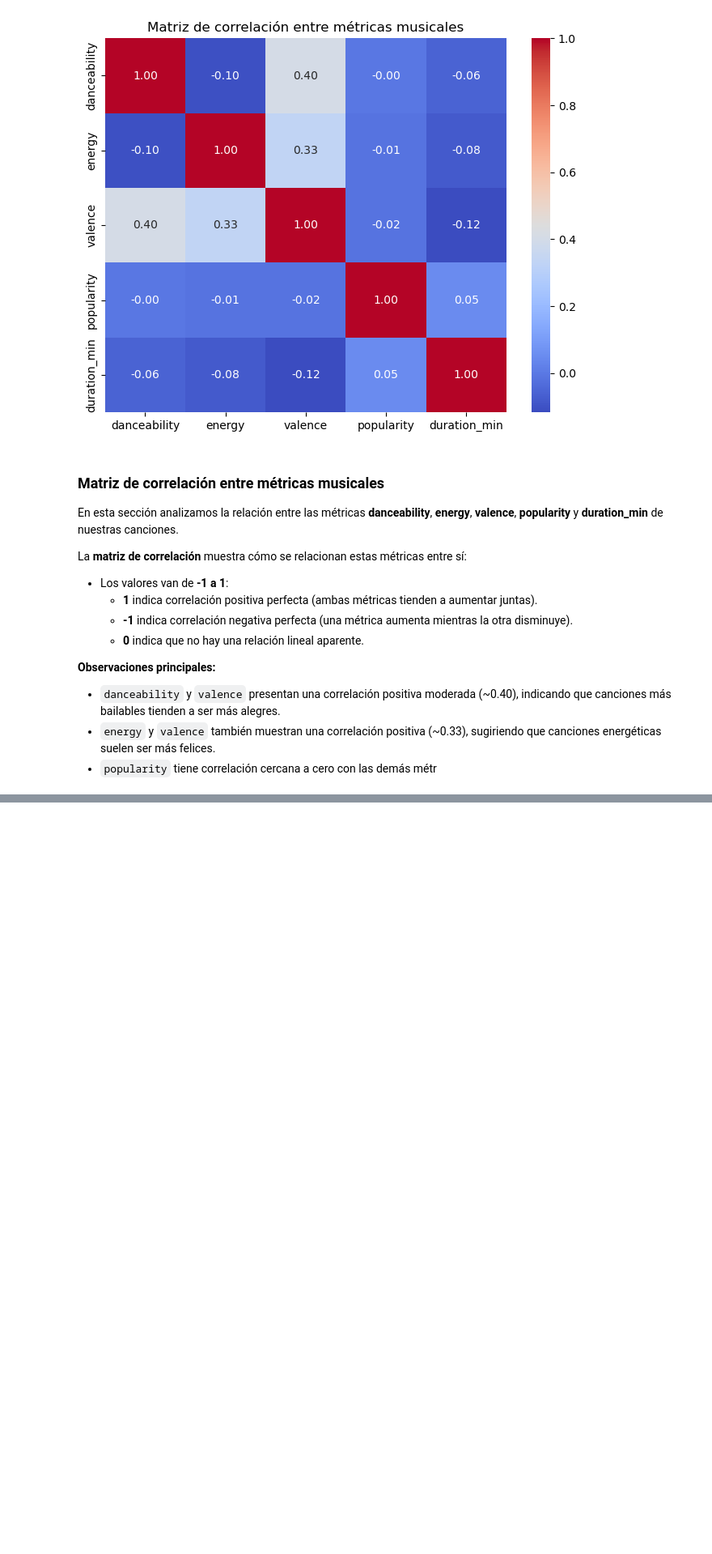
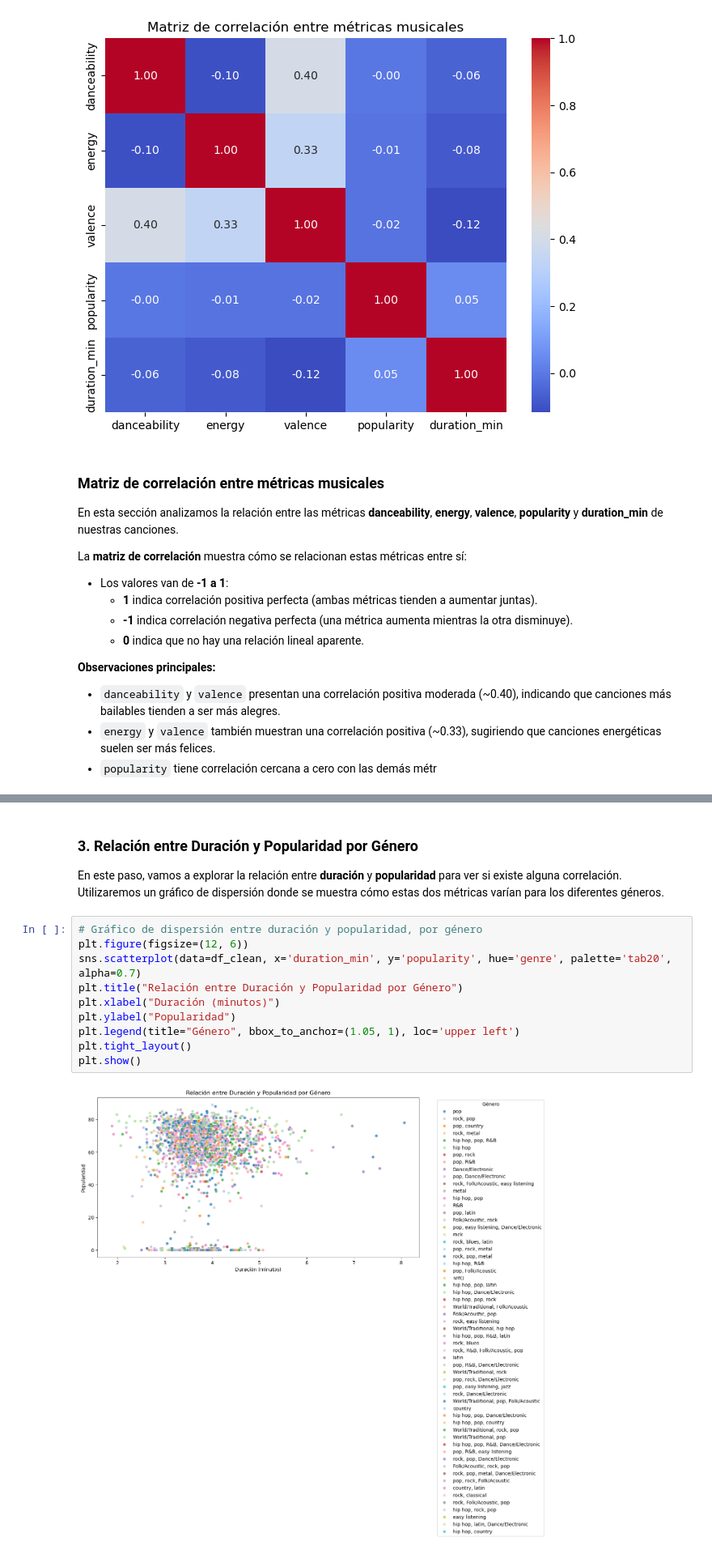
Before and after one commit to andresmatesanz/analizador-spotify-json, a Jupyter notebook: notebooks/01_exploracion_spotify.ipynb, the cells around one changed output, grey strips where cells are left out. Shown at 81% size. Cells and saved outputs as stored; diff of their text form; blank space fills up the shorter version.

```diff
--- a/notebooks/01_exploracion_spotify.ipynb
+++ b/notebooks/01_exploracion_spotify.ipynb
@@ -941,0 +1004,16 @@ La **matriz de correlación** muestra cómo se relacionan estas métricas entre
+# %% [markdown]
+### 3. Relación entre Duración y Popularidad por Género
+
+En este paso, vamos a explorar la relación entre **duración** y **popularidad** para ver si existe alguna correlación. Utilizaremos un gráfico de dispersión donde se muestra cómo estas dos métricas varían para los diferentes géneros.
+# %%
+# Gráfico de dispersión entre duración y popularidad, por género
+plt.figure(figsize=(12, 6))
+sns.scatterplot(data=df_clean, x='duration_min', y='popularity', hue='genre', palette='tab20', alpha=0.7)
+plt.title("Relación entre Duración y Popularidad por Género")
+plt.xlabel("Duración (minutos)")
+plt.ylabel("Popularidad")
+plt.legend(title="Género", bbox_to_anchor=(1.05, 1), loc='upper left')
+plt.tight_layout()
+plt.show()
+# %% [output]
+[figure, added]
```
Also changed, not shown: parts of 11 cells of this notebook.
